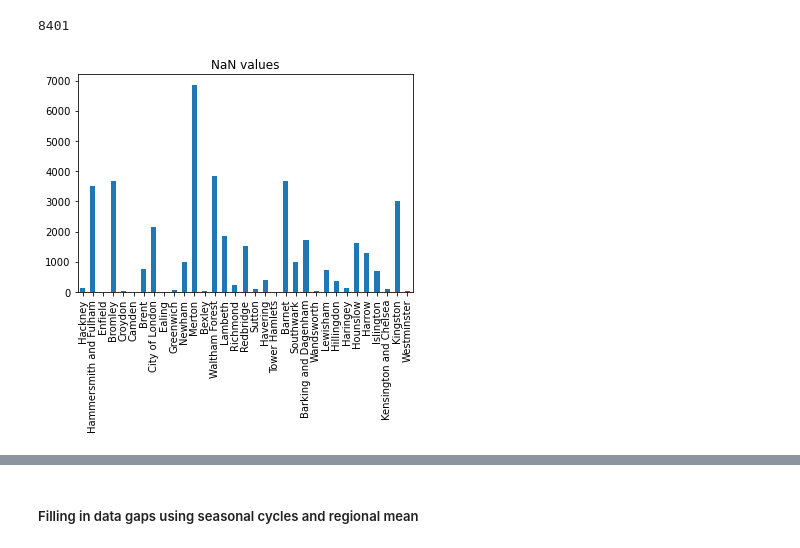
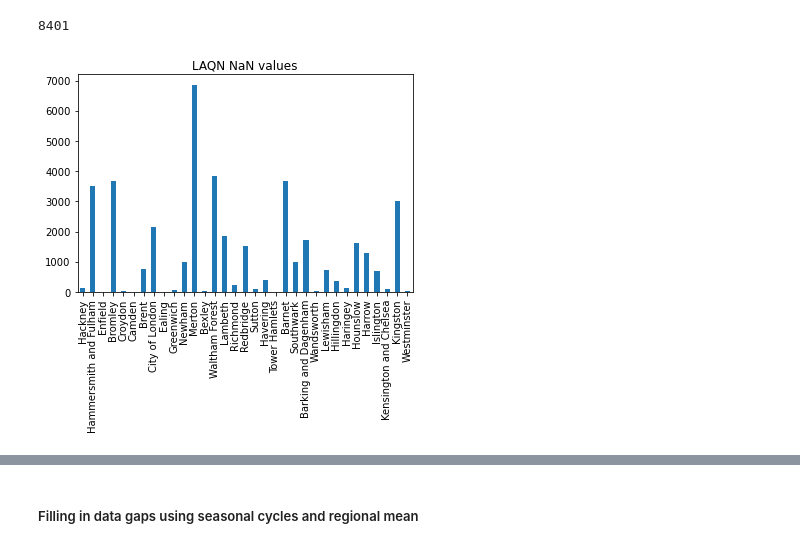
Before and after one commit to michellewl/AQmortality, a Jupyter notebook: mortality_model/borough_regression.ipynb, the cells around one changed output, grey strips where cells are left out. Saved outputs shown, nothing was run; the diff lists cells and outputs as text; code cells hidden in the pictures.

Commit message:
Edit plots showing NaN values. Check for mortality NaN values.

```diff
--- a/mortality_model/borough_regression.ipynb
+++ b/mortality_model/borough_regression.ipynb
@@ -84,10 +90,11 @@ len(aggregated_NO2_df)
 8401
 # %%
 aggregated_NO2_df.isna().sum().plot.bar()
-plt.title("NaN values")
+plt.title("LAQN NaN values")
+# plt.yscale("log")
 plt.show()
 # %% [output]
-[figure, old version]
+[figure, new version]
 # %%
 local_authority = "Kingston"
 # %%
```
Also changed, not shown: parts of 12 cells of this notebook.
